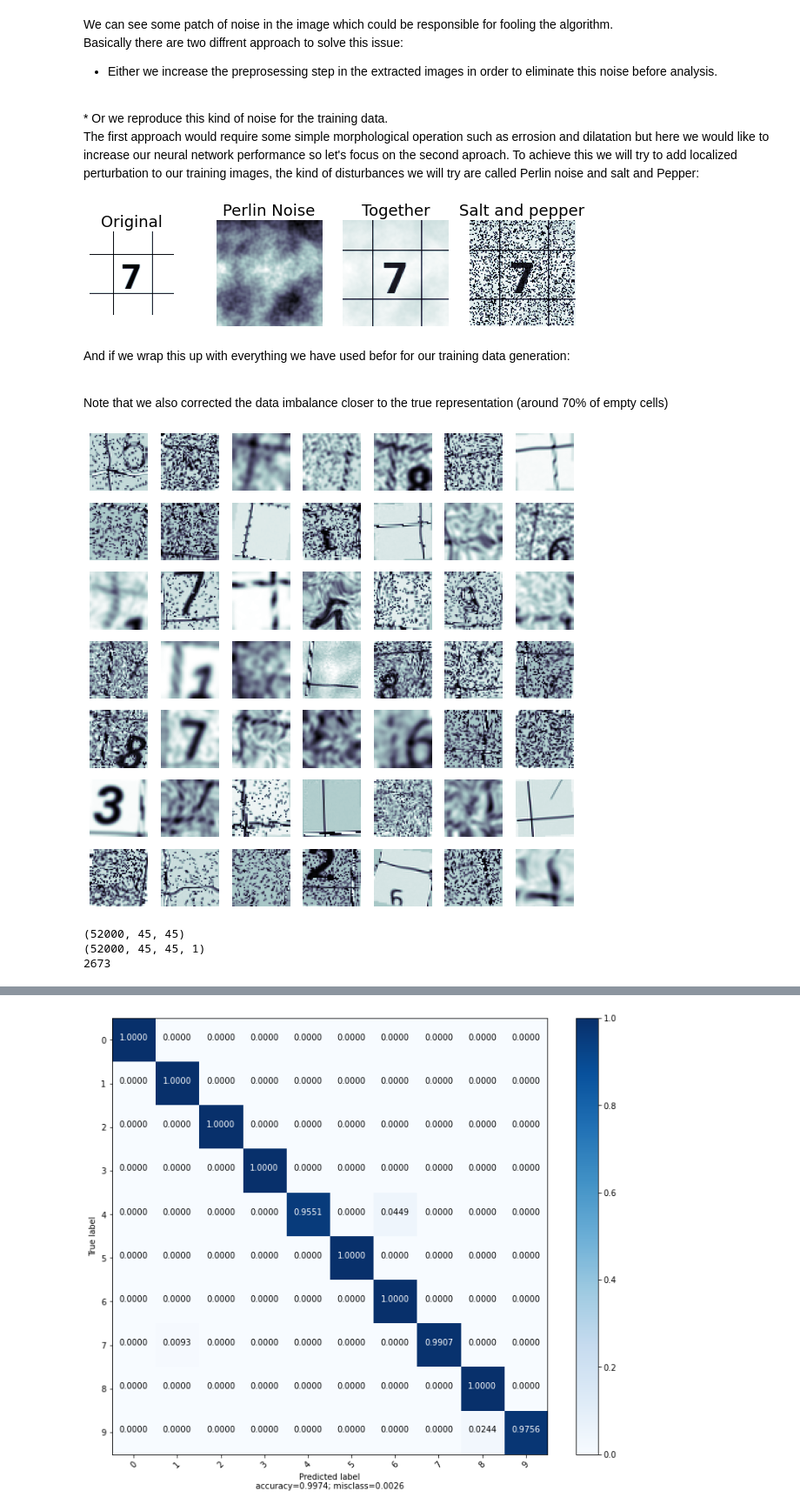
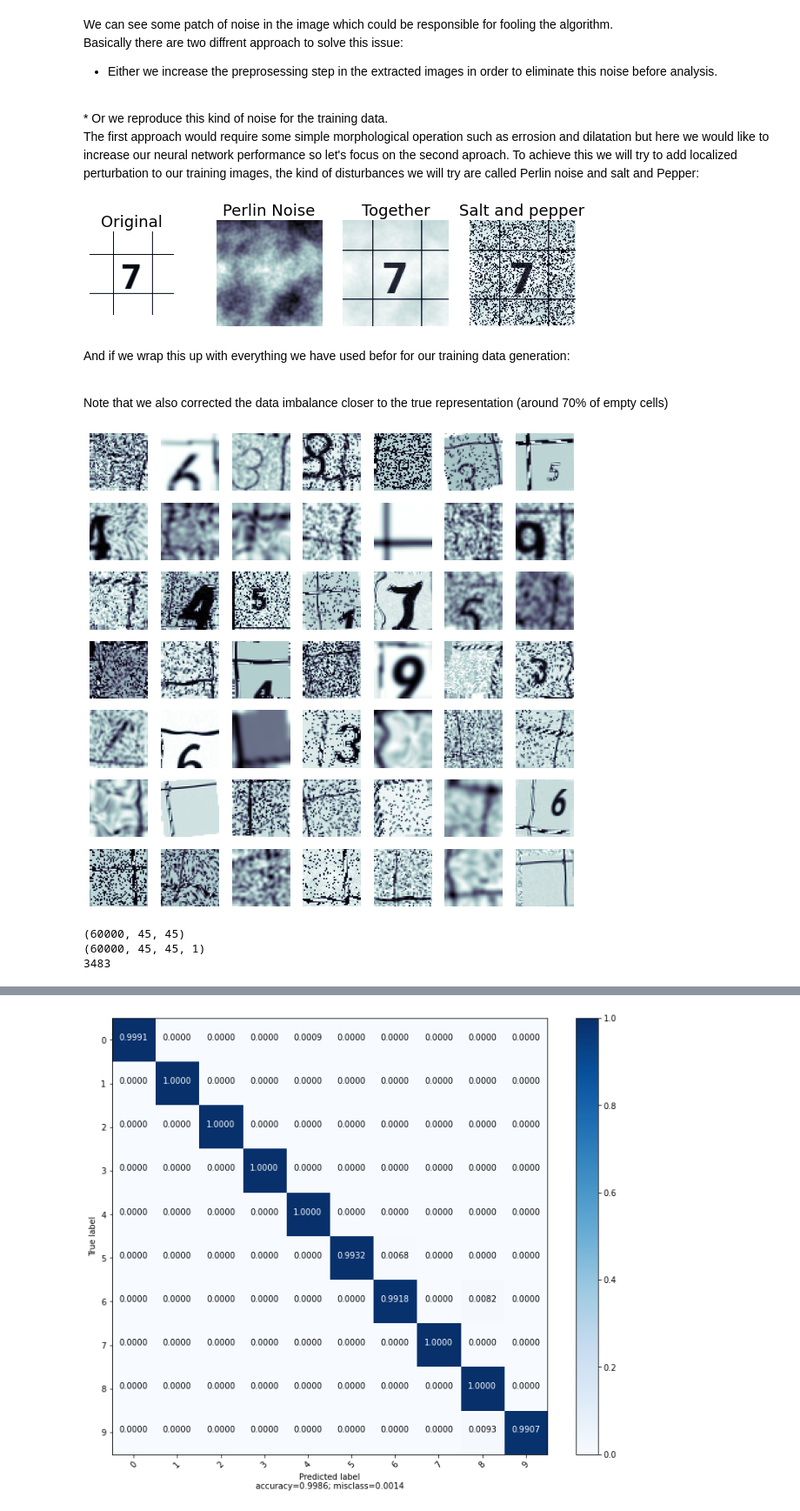
Before and after one commit to simonjuleseric2/Deep-learning-and-backtracking-sudoku, a Jupyter notebook: digit_generation&training.ipynb, the cells around one changed output, grey strips where cells are left out. Shown at 87% size. Saved outputs shown, nothing was run; the diff lists cells and outputs as text; code cells hidden in the pictures.

```diff
--- a/digit_generation&training.ipynb
+++ b/digit_generation&training.ipynb
@@ -269,7 +269,7 @@ def create_data(length, list_of_font, threshold=True, consider_empty=True):
 list_of_font=glob.glob('font2/*.ttf')
 
 
-n=40000 #Number of image to generate
+n=60000 #Number of image to generate
 #n=50
 xx, yy=create_data(n, list_of_font, False)
 # %% [markdown]
@@ -334,7 +334,7 @@ print(len(y_test))
 cell_size=45
 batch_size = 128
 num_classes = len(np.unique(yy))
-epochs = 20
+epochs = 60
 
 # input image dimensions
 img_rows, img_cols = cell_size, cell_size
@@ -743,7 +743,7 @@ plt.axis('off')
 plt.savefig('plots/added_noise2.png' , bbox_inches='tight')
 plt.show()
 # %% [output]
-[figure, old version]
+[figure, new version]
 # %% [markdown]
 And if we wrap this up with everything we have used befor for our training data generation:
 
@@ -873,41 +873,43 @@ def create_data2(length, list_of_font, threshold=True, consider_empty=True):
             img = cv2.GaussianBlur(img, (radii, radii), 0)
 
         img=elastic_transform(img, np.random.randint(0, 80), np.random.randint(5, 10), random_state=None)
 
         x_img[i, :, :]=img
         #plt.imshow(img, cmap='bone')
         #plt.show()
 
     return x_img, y_label
 
 
-n=52000 #Number of image to generate
+n=60000 #Number of image to generate
 #n=60
 list_of_font=glob.glob('font2/*.ttf')
 
 xx, yy=create_data2(n, list_of_font, False)
 
 f = plt.figure(figsize=(10,10))
 
 num_img=49
 n, m=int(np.sqrt(num_img)), int(np.sqrt(num_img))
 
 
 for i in range(1, num_img+1):
     f.add_subplot(n,m, i)
     plt.imshow(xx[i, :, :], cmap='bone')
     plt.axis('off')
 
 #plt.savefig('plots/digits4.png' , bbox_inches='tight')
 plt.show()
 # %% [output]
-[figure, old version]
+[figure, new version]
 # %%
 
 #validation Data:
-yy_lab=np.load('data_npy/tot_labels33.npy')
+
+
+yy_lab=np.load(y_test_path)
 y_test=np.array(yy_lab)
-x_test=np.load('data_npy/tot_img33.npy')
+x_test=np.load(x_test_path)
 
 num_classes=10
 #y_test = keras.utils.to_categorical(yy_lab, num_classes)
@@ -922,9 +924,9 @@ y_train = tf.keras.utils.to_categorical(y_train, num_classes)
 y_test = tf.keras.utils.to_categorical(y_test, num_classes)
 print(len(y_test))
 # %% [output]
-(52000, 45, 45)
-(52000, 45, 45, 1)
-2673
+(60000, 45, 45)
+(60000, 45, 45, 1)
+3483
 # %%
 cell_size=45
 batch_size = 128
```
Also changed, not shown: parts of 37 cells of this notebook, 13 other files.
